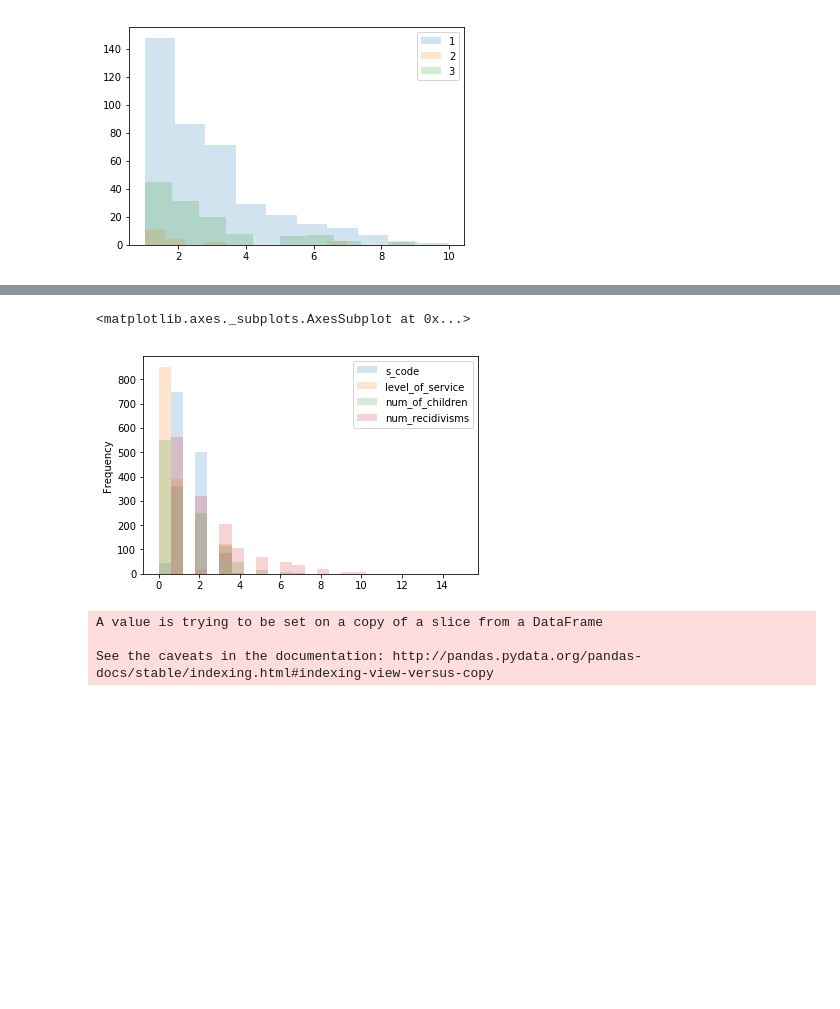
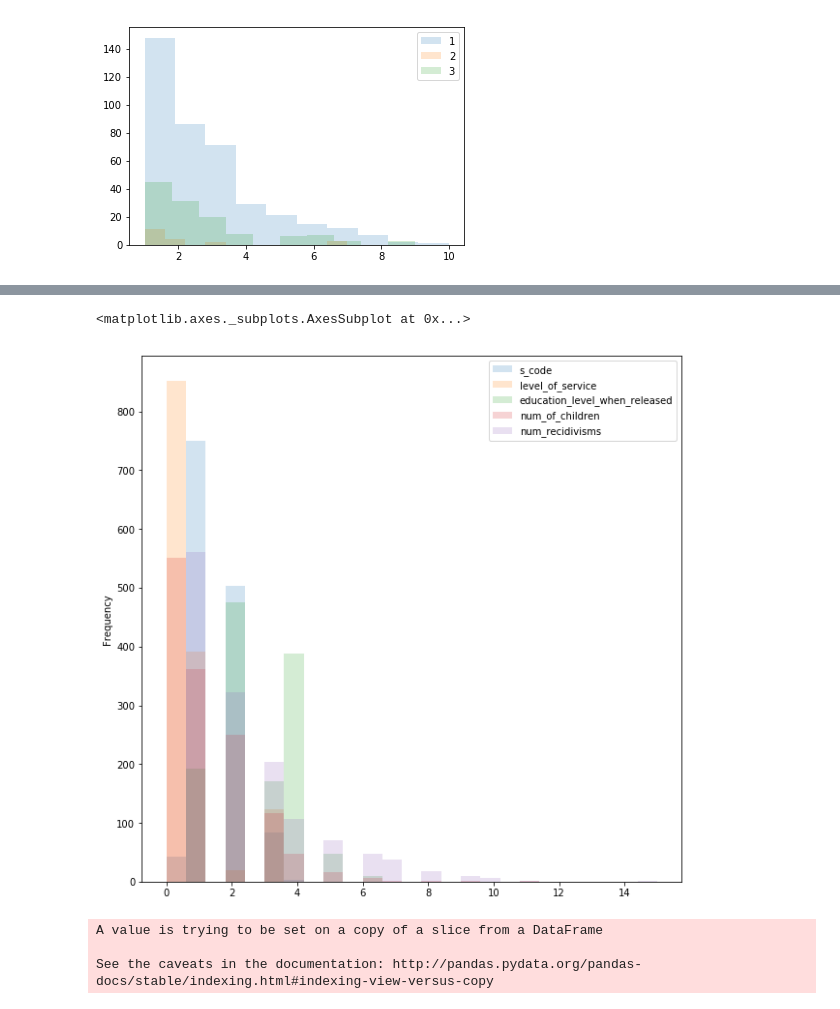
Before and after one commit to rnjeri/algorithmic_bias, a Jupyter notebook: EDA.ipynb, the cells around one changed output, grey strips where cells are left out. Drawn from its saved outputs; the diff is of its cells as text; code cells hidden in the pictures; blank space fills up the shorter version.

```diff
--- a/EDA.ipynb
+++ b/EDA.ipynb
@@ -41,9 +41,15 @@ def data_cleaning_function(filepath):
            'level_of_service', 'education_level_when_released',
            'gender', 'race_or_ethnicity', 'num_of_children',
            'num_recidivisms']
+    '''
+    create ordinal values for the education column
+    '''
+    clean_df['education_level_when_released'] = clean_df['education_level_when_released'].map({'nan': 0,\
+        'Passed 8th Grade': 0,'Passed 8th Grade': 1,'GED': 2, 'High School Diploma': 3, 'Some College': 4,\
+        'Associates Degree': 5, 'Bachelors Degree': 6})
     return clean_df
 
-clean_df = data_cleaning_function('data/data_with_agencynum - report1489516600605.csv')
+clean_df = data_cleaning_function('data/data_with_agencynum.csv')
 # %%
 df_.tail(10)
 # %%
@@ -94,8 +99,8 @@ clean_df.plot(kind='box', figsize=(6,6))
 # %%
-clean_df.plot(bins=25, alpha=0.2, kind='hist')
+clean_df.plot(bins=25, alpha=0.2, kind='hist', figsize = (10,10))
 # %% [output]
 <matplotlib.axes._subplots.AxesSubplot at 0x...>
-[figure, old version]
+[figure, new version]
 # %%
 clean_df.info()
 # %%
```
Also changed, not shown: parts of 13 cells of this notebook.
